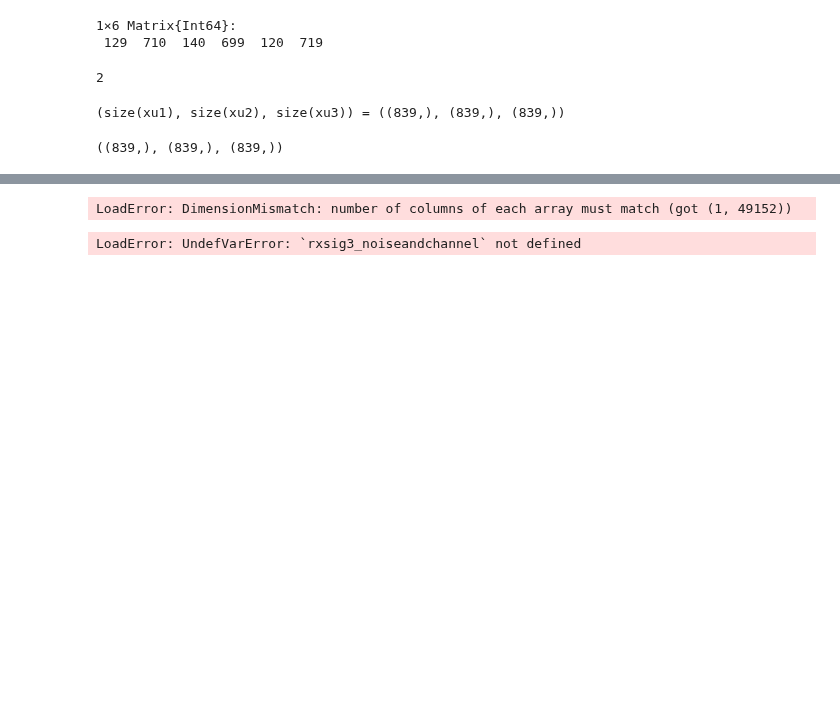
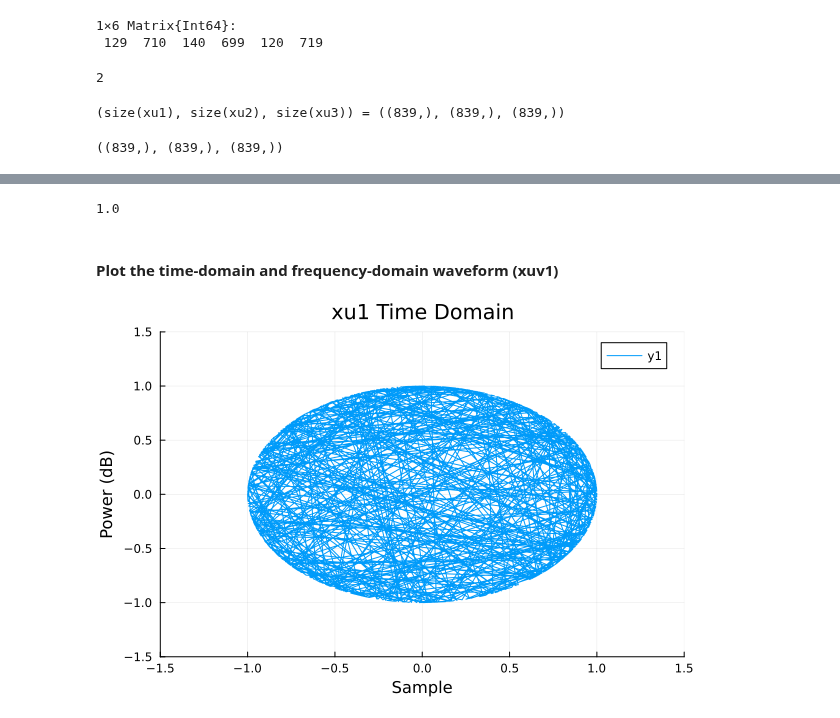
Before and after one commit to setrar/DigiCom, a Jupyter notebook: Labs/TP3/lab3_stud.ipynb, the cells around one changed output, grey strips where cells are left out. Saved outputs shown, nothing was run; the diff lists cells and outputs as text; code cells hidden in the pictures; blank space fills up the shorter version.

```diff
--- a/Labs/TP3/lab3_stud.ipynb
+++ b/Labs/TP3/lab3_stud.ipynb
@@ -127,16 +111,6 @@ using Plots
 using LinearAlgebra
 # %%
 # add cyclic prefix
-xuv1_49152 = xuv1_49152[(49152-6335):end] ⧺ xuv1_49152
-# xuv2_49152 = xuv2_49152[(end-6335):end] ⧺ xuv2_49152
-# xuv3_49152 = xuv3_49152[(end-6335):end] ⧺ xuv3_49152
+xuv1_49152 = [xuv1_49152[(end - 6335):end]; xuv1_49152]
+xuv2_49152 = [xuv2_49152[(end - 6335):end]; xuv2_49152]
+xuv3_49152 = [xuv3_49152[(end - 6335):end]; xuv3_49152];
-# %% [output]
-LoadError: DimensionMismatch: number of columns of each array must match (got (1, 49152))
-# %%
-# Receiver for the first transmitter (UE)
-correlation1 = freq_domain_correlation(rxsig3_noiseandchannel, utab[1 + uind1], Ncs, nuind1)
-delay_estimate1 = estimate_time_delay(correlation1)
-
-println("Time Delay Estimate for UE1: ", delay_estimate1)
-# %% [output]
-LoadError: UndefVarError: `rxsig3_noiseandchannel` not defined
@@ -148,0 +119,24 @@ println("Time Delay Estimate for UE2: ", delay_estimate2)
+# %%
+# normalizes the transmit signal to unit-energy
+xuv1_49152 /= sqrt(sum(abs2.(xuv1_49152)) / length(xuv1_49152))
+en1 = mean(abs2.(xuv1_49152))
+xuv2_49152 /= sqrt(sum(abs2.(xuv2_49152)) / length(xuv2_49152))
+en2 = mean(abs2.(xuv2_49152))
+xuv3_49152 /= sqrt(sum(abs2.(xuv3_49152)) / length(xuv3_49152))
+en3 = mean(abs2.(xuv3_49152))
+# %% [output]
+1.0
+# %% [markdown]
+#### Plot the time-domain and frequency-domain waveform (xuv1)
+# %%
+# Plot the result
+# xuv1_plot =
+plot(xu1
+    , xlabel="Sample", ylabel="Power (dB)"
+    , title="xu1 Time Domain"
+    , ylim=(-3/2, 3/2)
+    , xlim=(-3/2, 3/2)
+)
+# savefig(xuv1_plot,"images/xuv1_plot.png");
+# %% [output]
+[figure, added]
```
Also changed, not shown: parts of 19 cells of this notebook, 2 other files.
